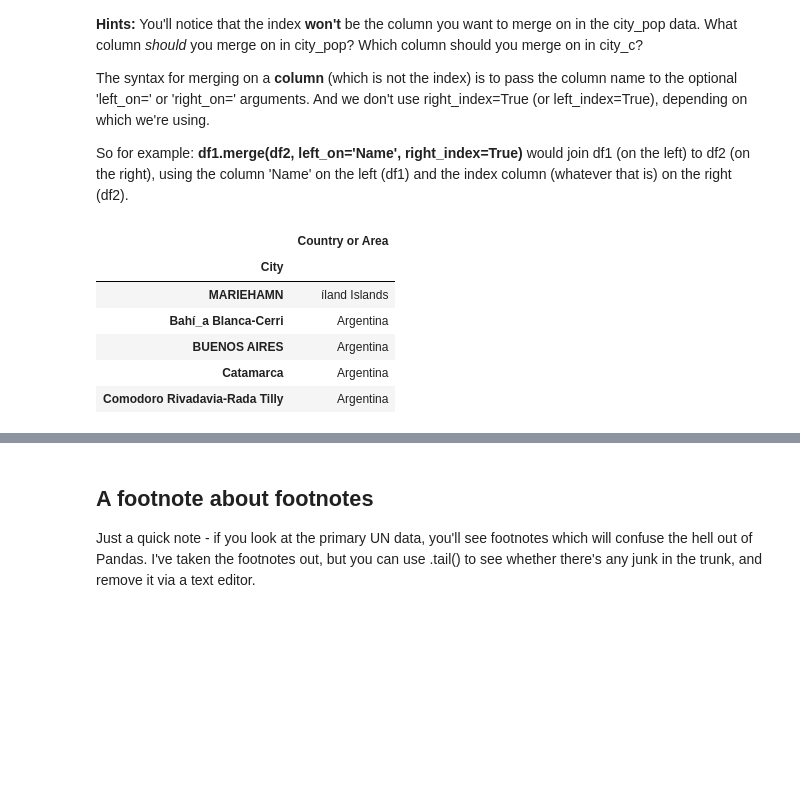
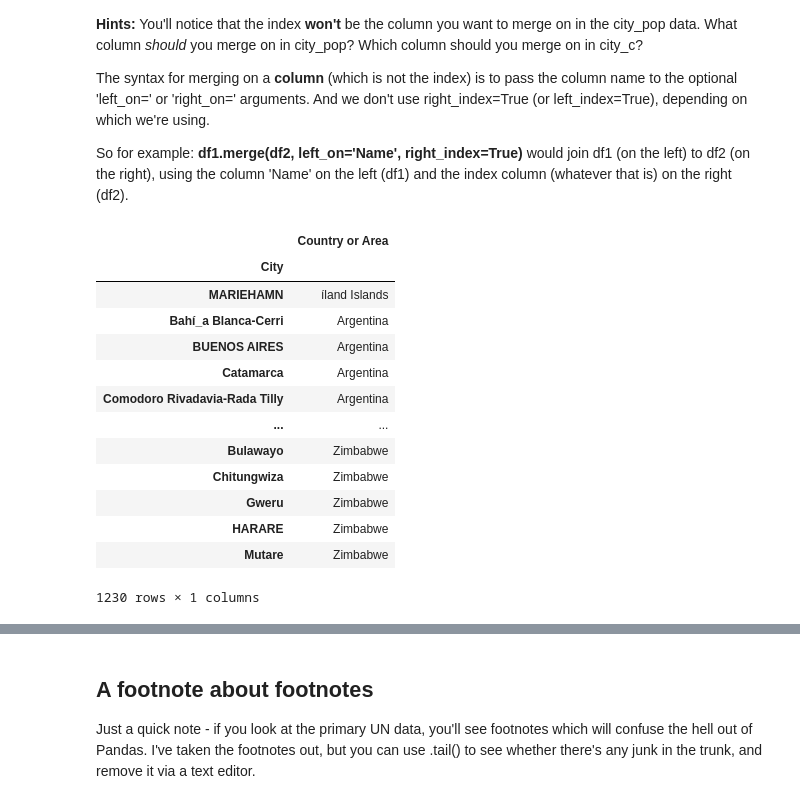
Before and after one commit to nyreemarsh/QM2, a Jupyter notebook: notebooks/W06. Merging and Joining.ipynb, the cells around one changed output, grey strips where cells are left out. Drawn from its saved outputs; the diff is of its cells as text; code cells hidden in the pictures; blank space fills up the shorter version.

```diff
--- a/notebooks/W06. Merging and Joining.ipynb
+++ b/notebooks/W06. Merging and Joining.ipynb
@@ -429,10 +422,12 @@ The syntax for merging on a **column** (which is not the index) is to pass the c
 
 So for example: **df1.merge(df2, left_on='Name', right_index=True)** would join df1 (on the left) to df2 (on the right), using the column 'Name' on the left (df1) and the index column (whatever that is) on the right (df2).
 # %%
-data_path_2 = "./data/wk5/UN_Cities_1214_country.csv"
-city_c = pd.read_csv(data_path_2, encoding='latin1').set_index('City')
+data_path = './data/wk5/UN_Cities_1214_country.csv'
+city_c = pd.read_csv(data_path, encoding='latin1')
+# %%
+city_c=city_c.set_index('City')
 # %%
-city_c.head()
+city_c
 # %% [output]
 |  | Country or Area |
 | City |  |
@@ -440,4 +435,11 @@ city_c.head()
 | Bahí_a Blanca-Cerri | Argentina |
 | BUENOS AIRES | Argentina |
 | Catamarca | Argentina |
 | Comodoro Rivadavia-Rada Tilly | Argentina |
+| ... | ... |
+| Bulawayo | Zimbabwe |
+| Chitungwiza | Zimbabwe |
+| Gweru | Zimbabwe |
+| HARARE | Zimbabwe |
+| Mutare | Zimbabwe |
+1230 rows × 1 columns
```
Also changed, not shown: parts of 43 cells of this notebook.
